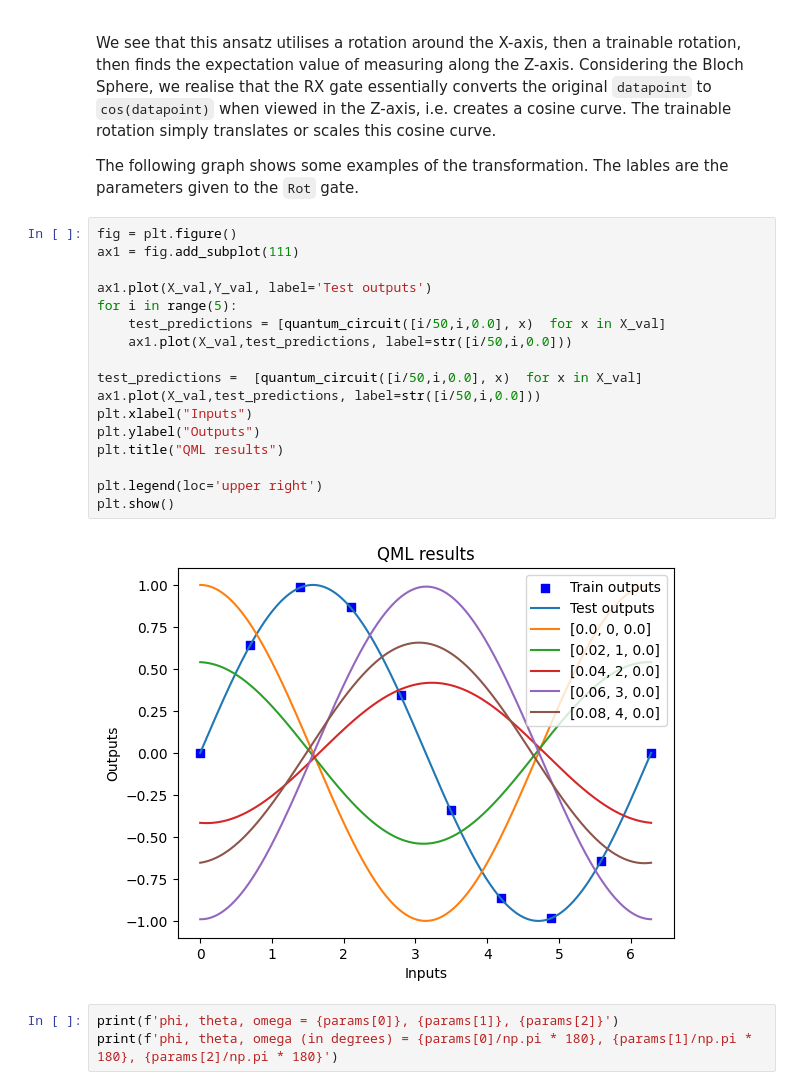
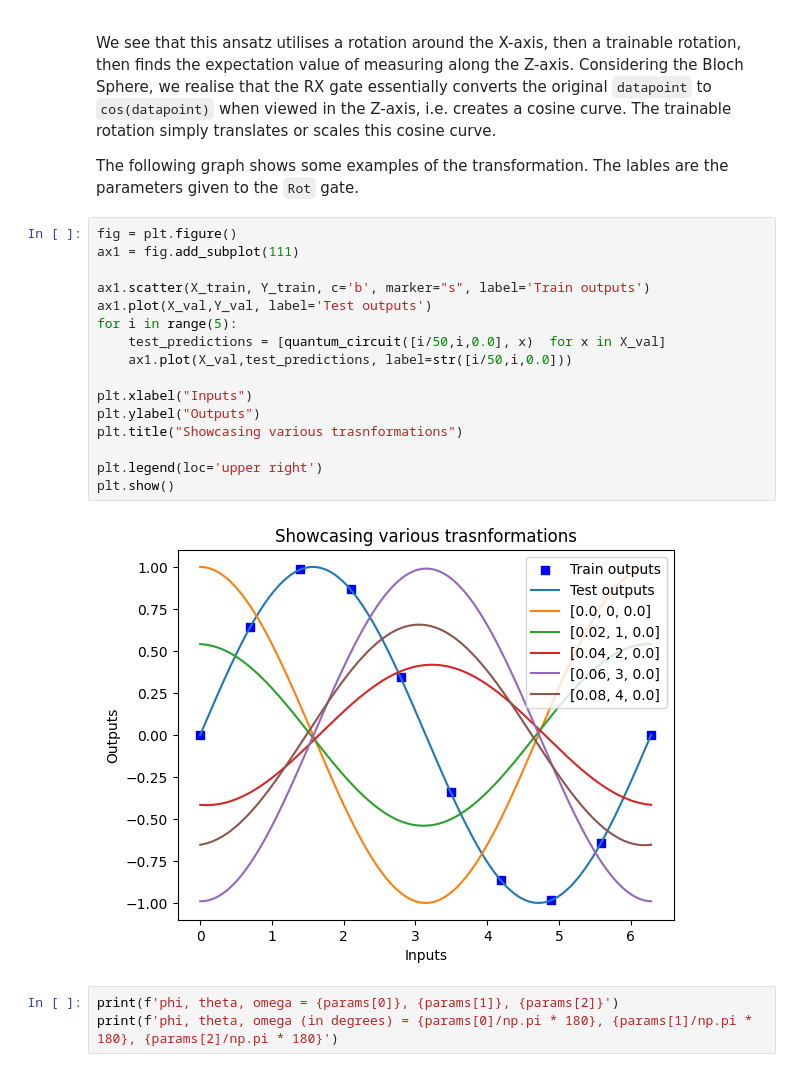
Before and after one commit to sheepymeh/womanium-qai-2024, a Jupyter notebook: task-4.ipynb, the cells around one changed output. Cells and saved outputs as stored; diff of their text form.

Commit message:
Edited graphs

```diff
--- a/task-4.ipynb
+++ b/task-4.ipynb
@@ -113,22 +113,21 @@ The following graph shows some examples of the transformation. The lables are th
 # %%
 fig = plt.figure()
 ax1 = fig.add_subplot(111)
 
+ax1.scatter(X_train, Y_train, c='b', marker="s", label='Train outputs')
 ax1.plot(X_val,Y_val, label='Test outputs')
 for i in range(5):
     test_predictions = [quantum_circuit([i/50,i,0.0], x)  for x in X_val]
     ax1.plot(X_val,test_predictions, label=str([i/50,i,0.0]))
 
-test_predictions =  [quantum_circuit([i/50,i,0.0], x)  for x in X_val]
-ax1.plot(X_val,test_predictions, label=str([i/50,i,0.0]))
 plt.xlabel("Inputs")
 plt.ylabel("Outputs")
-plt.title("QML results")
+plt.title("Showcasing various trasnformations")
 
 plt.legend(loc='upper right')
 plt.show()
 # %% [output]
-[figure, old version]
+[figure, new version]
 # %%
 print(f'phi, theta, omega = {params[0]}, {params[1]}, {params[2]}')
 print(f'phi, theta, omega (in degrees) = {params[0]/np.pi * 180}, {params[1]/np.pi * 180}, {params[2]/np.pi * 180}')
```
Also changed, not shown: parts of 2 cells of this notebook.
